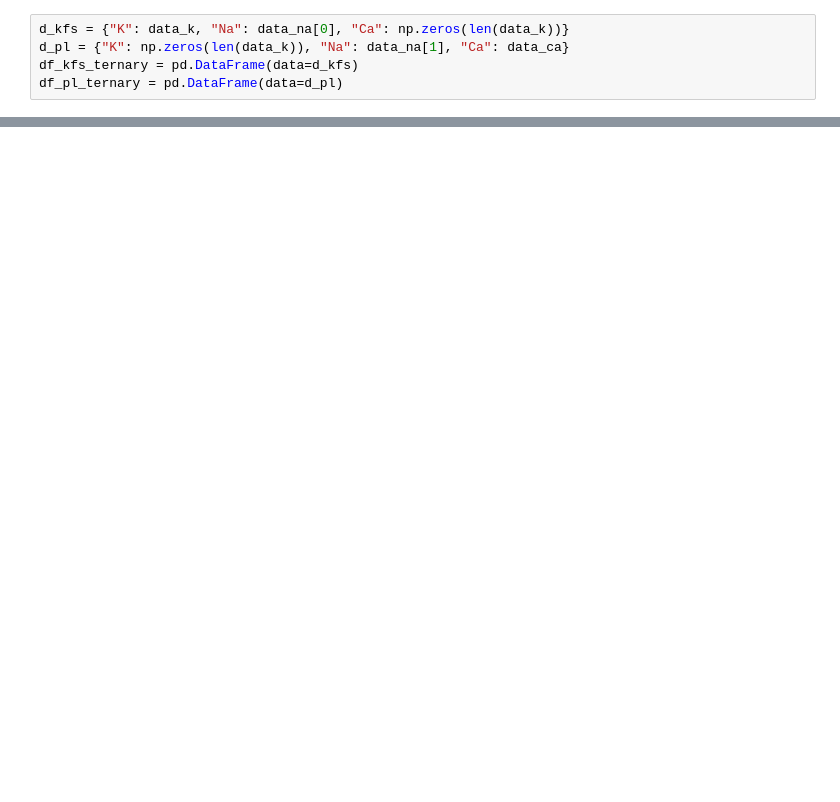
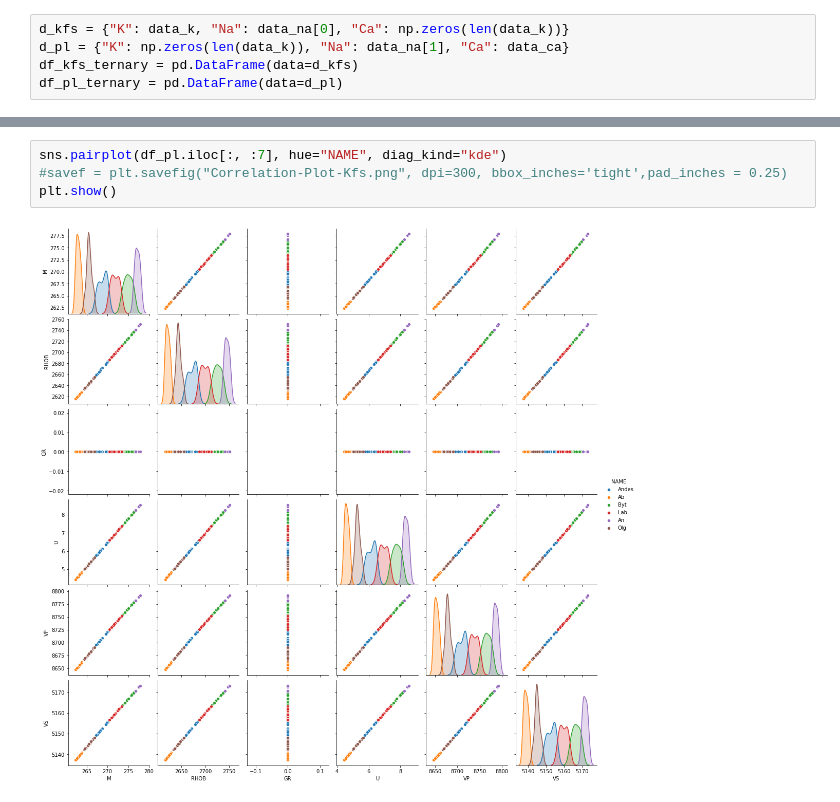
Before and after one commit to MABeeskow/GebPy, a Jupyter notebook: notebooks/Tutorial_Minerals-Feldspars.ipynb, the cells around one changed output, grey strips where cells are left out. Cells and saved outputs as stored; diff of their text form; blank space fills up the shorter version.

```diff
--- a/notebooks/Tutorial_Minerals-Feldspars.ipynb
+++ b/notebooks/Tutorial_Minerals-Feldspars.ipynb
@@ -182,0 +183,6 @@ plt.show()
+# %%
+sns.pairplot(df_pl.iloc[:, :7], hue="NAME", diag_kind="kde")
+#savef = plt.savefig("Correlation-Plot-Kfs.png", dpi=300, bbox_inches='tight',pad_inches = 0.25)
+plt.show()
+# %% [output]
+[figure, added]
```
Also changed, not shown: parts of 9 cells of this notebook, 6 other files.
